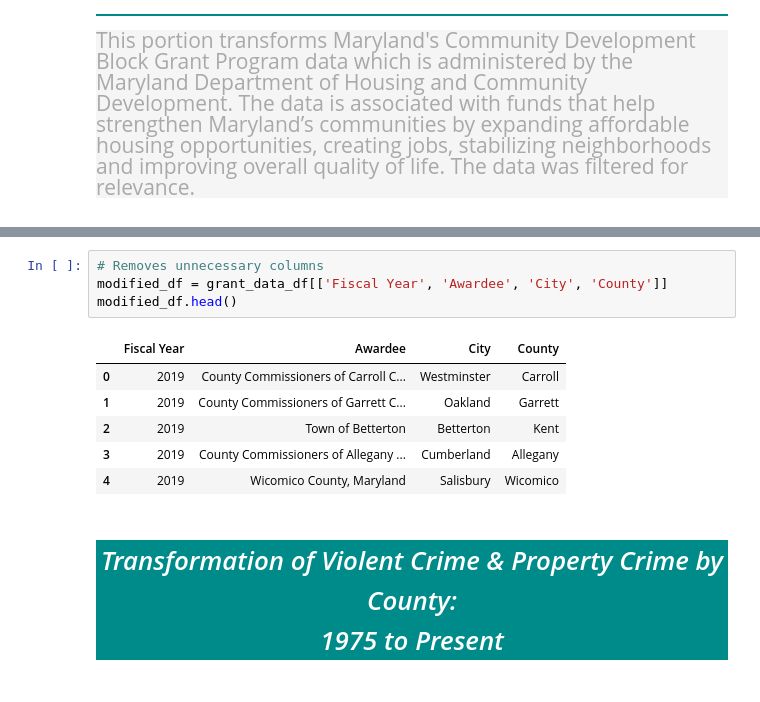
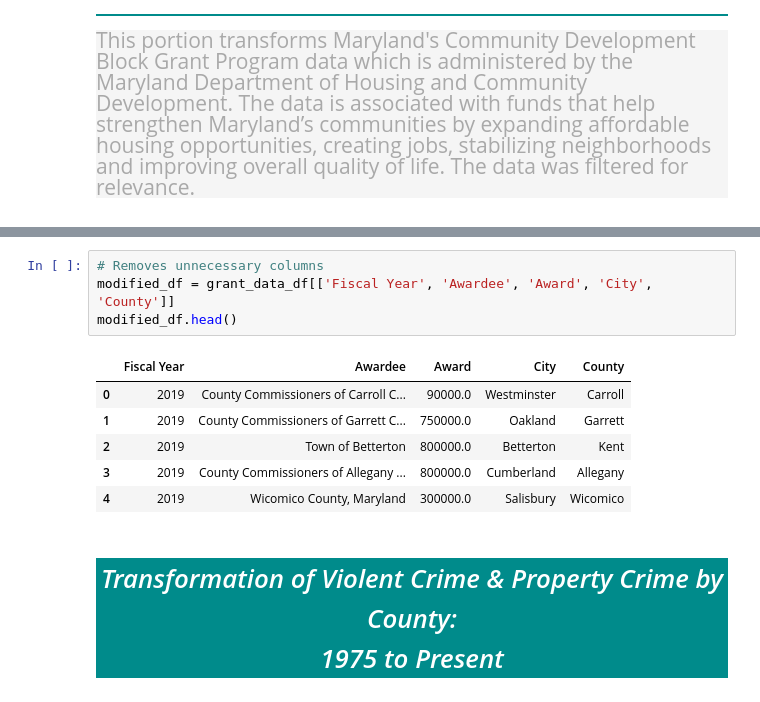
Before and after one commit to ccgrace/ETL_project, a Jupyter notebook: master.ipynb, the cells around one changed output, grey strips where cells are left out. Cells and saved outputs as stored; diff of their text form.

```diff
--- a/master.ipynb
+++ b/master.ipynb
@@ -68,15 +68,15 @@ grant_data_df.head()
 | 4 | 2019 | Wicomico County, Maryland | Downpayment Assistance | 300000.0 | Salisbury | Wicomico |
 # %%
 # Removes unnecessary columns
-modified_df = grant_data_df[['Fiscal Year', 'Awardee', 'City', 'County']]
+modified_df = grant_data_df[['Fiscal Year', 'Awardee', 'Award', 'City', 'County']]
 modified_df.head()
 # %% [output]
-|  | Fiscal Year | Awardee | City | County |
-| 0 | 2019 | County Commissioners of Carroll C... | Westminster | Carroll |
-| 1 | 2019 | County Commissioners of Garrett C... | Oakland | Garrett |
-| 2 | 2019 | Town of Betterton | Betterton | Kent |
-| 3 | 2019 | County Commissioners of Allegany ... | Cumberland | Allegany |
-| 4 | 2019 | Wicomico County, Maryland | Salisbury | Wicomico |
+|  | Fiscal Year | Awardee | Award | City | County |
+| 0 | 2019 | County Commissioners of Carroll C... | 90000.0 | Westminster | Carroll |
+| 1 | 2019 | County Commissioners of Garrett C... | 750000.0 | Oakland | Garrett |
+| 2 | 2019 | Town of Betterton | 800000.0 | Betterton | Kent |
+| 3 | 2019 | County Commissioners of Allegany ... | 800000.0 | Cumberland | Allegany |
+| 4 | 2019 | Wicomico County, Maryland | 300000.0 | Salisbury | Wicomico |
 # %% [markdown]
 <center><i><h1 style="background-color:DarkCyan;color:white">Transformation of Violent Crime & Property Crime by County: <br>1975 to Present</h1></i></center>
 <div style="background-color:WhiteSmoke">
```
Also changed, not shown: parts of 5 cells of this notebook, 1 other file.
